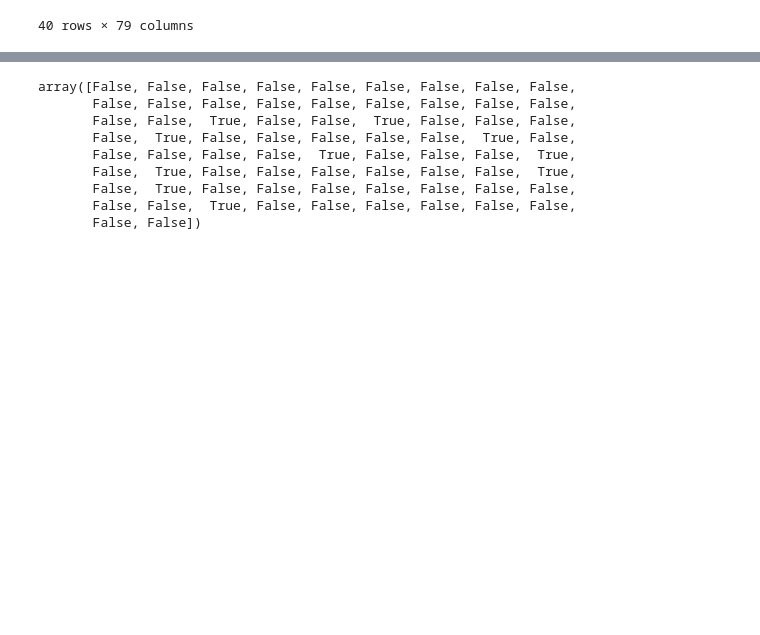
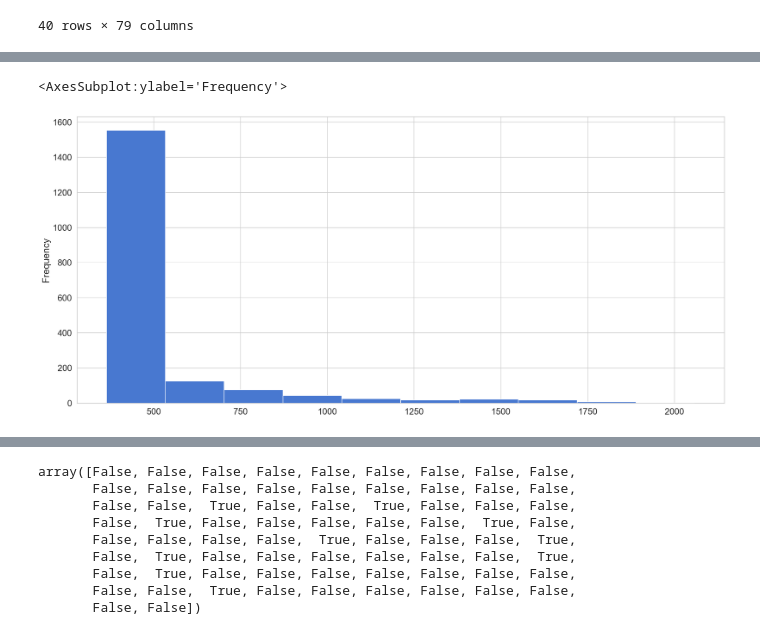
Before and after one commit to Ah-essabar/Master_SDS_Angers, a Jupyter notebook: S2/Mesures Polytech/FusionDataAll/HandlingMissingData/GenerationMissingdata.ipynb, the cells around one changed output, grey strips where cells are left out. Drawn from its saved outputs; the diff is of its cells as text; code cells hidden in the pictures; blank space fills up the shorter version.

```diff
--- a/S2/Mesures Polytech/FusionDataAll/HandlingMissingData/GenerationMissingdata.ipynb
+++ b/S2/Mesures Polytech/FusionDataAll/HandlingMissingData/GenerationMissingdata.ipynb
@@ -223 +201,6 @@ df["elecWithoutEclairage"].plot()
+# %%
+df["co2_100"].plot(kind='hist')
+# %% [output]
+<AxesSubplot:ylabel='Frequency'>
+[figure, added]
 # %%
```
Also changed, not shown: parts of 22 cells of this notebook, 2 other files.
